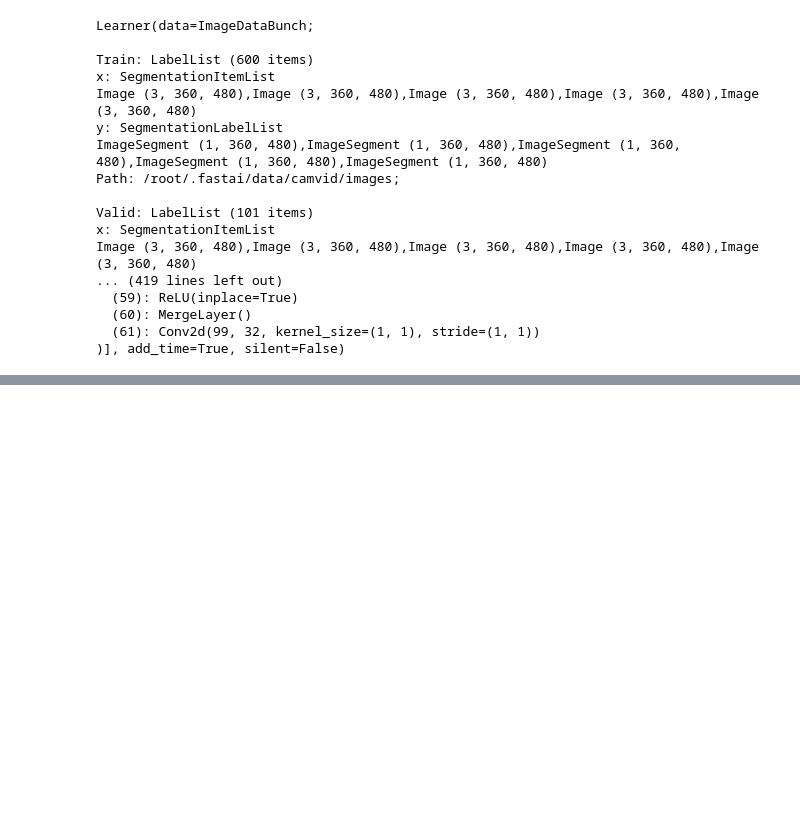
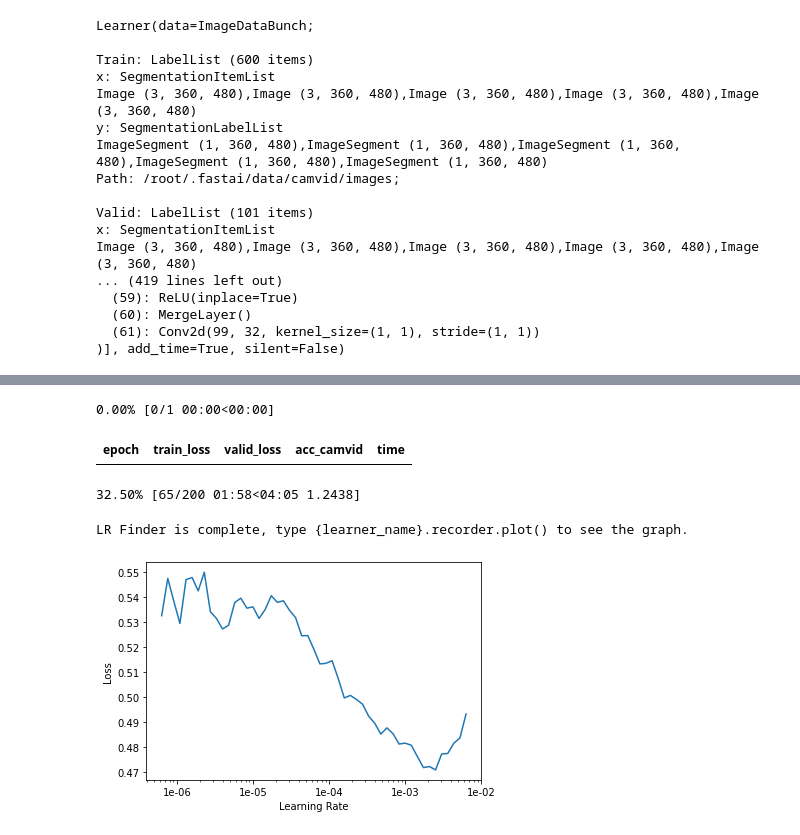
Before and after one commit to HimanshuP8983/Deep-Learning, a Jupyter notebook: CamVid.ipynb, the cells around one changed output, grey strips where cells are left out. Drawn from its saved outputs; the diff is of its cells as text; code cells hidden in the pictures; blank space fills up the shorter version.

```diff
--- a/CamVid.ipynb
+++ b/CamVid.ipynb
@@ -160,0 +184,10 @@ learn.show_results(rows=3,figsize=(8,9))
+# %%
+learn.destroy()
+
+size = src_size
+
+free = gpu_mem_get_free_no_cache()
+# the max size of bs depends on the available GPU RAM
+if free > 8200: bs =3
+else:           bs =1
+print(f"using bs={bs}, have {free}MB of GPU RAM free")
@@ -160,0 +197,8 @@ learn.show_results(rows=3,figsize=(8,9))
+# %%
+data = (src.transform(get_transforms(), size=size,tfm_y=True)
+        .databunch(bs=bs)
+        .normalize(imagenet_stats))
+# %%
+learn = unet_learner(data,models.resnet34,metrics=metrics,wd=wd)
+# %%
+learn.load('stage-2')
@@ -160,0 +223,9 @@ learn.show_results(rows=3,figsize=(8,9))
+# %%
+lr_find(learn)
+learn.recorder.plot()
+# %% [output]
+0.00% [0/1 00:00<00:00]
+| epoch | train_loss | valid_loss | acc_camvid | time |
+32.50% [65/200 01:58<04:05 1.2438]
+LR Finder is complete, type {learner_name}.recorder.plot() to see the graph.
+[figure, added]
```
Also changed, not shown: parts of 29 cells of this notebook.
